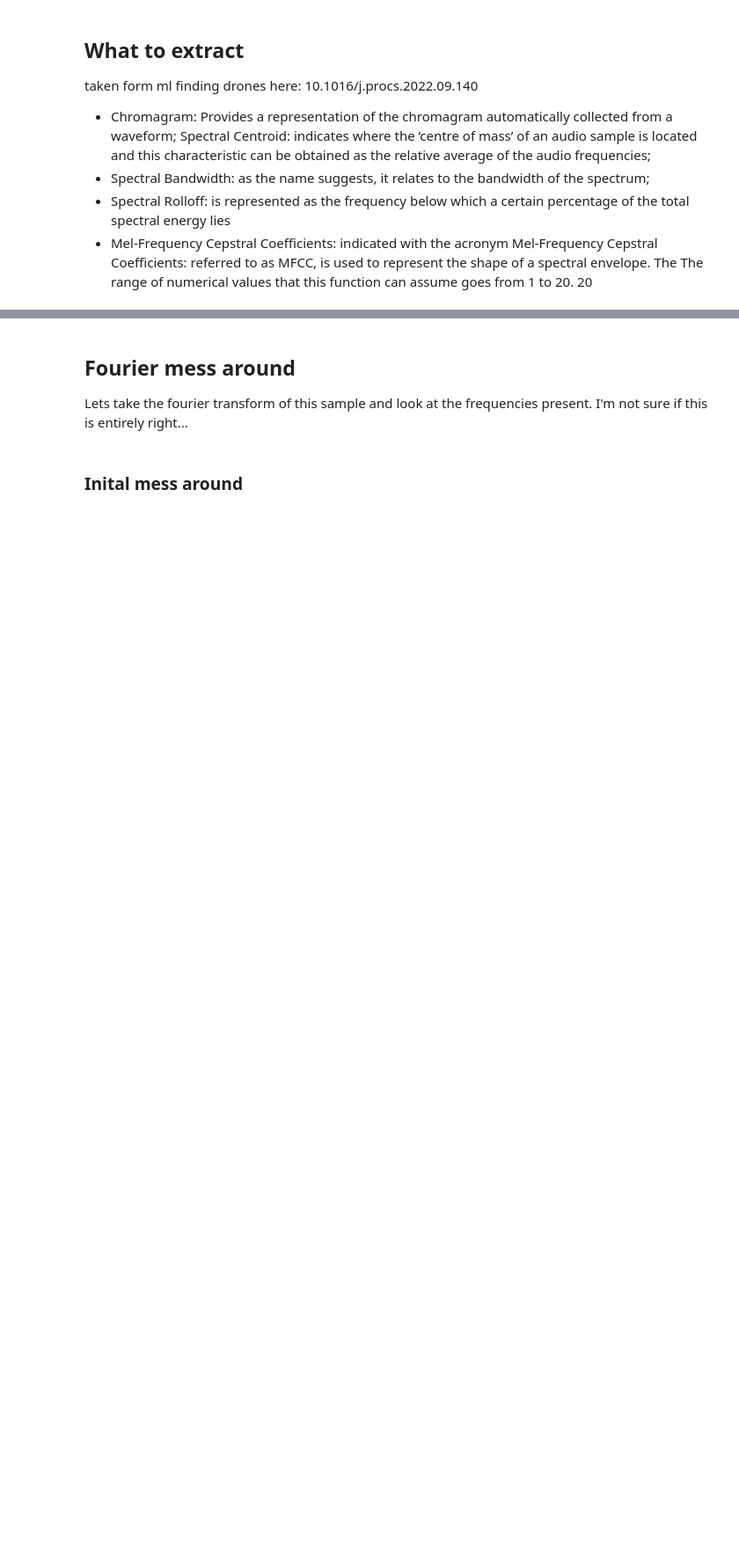
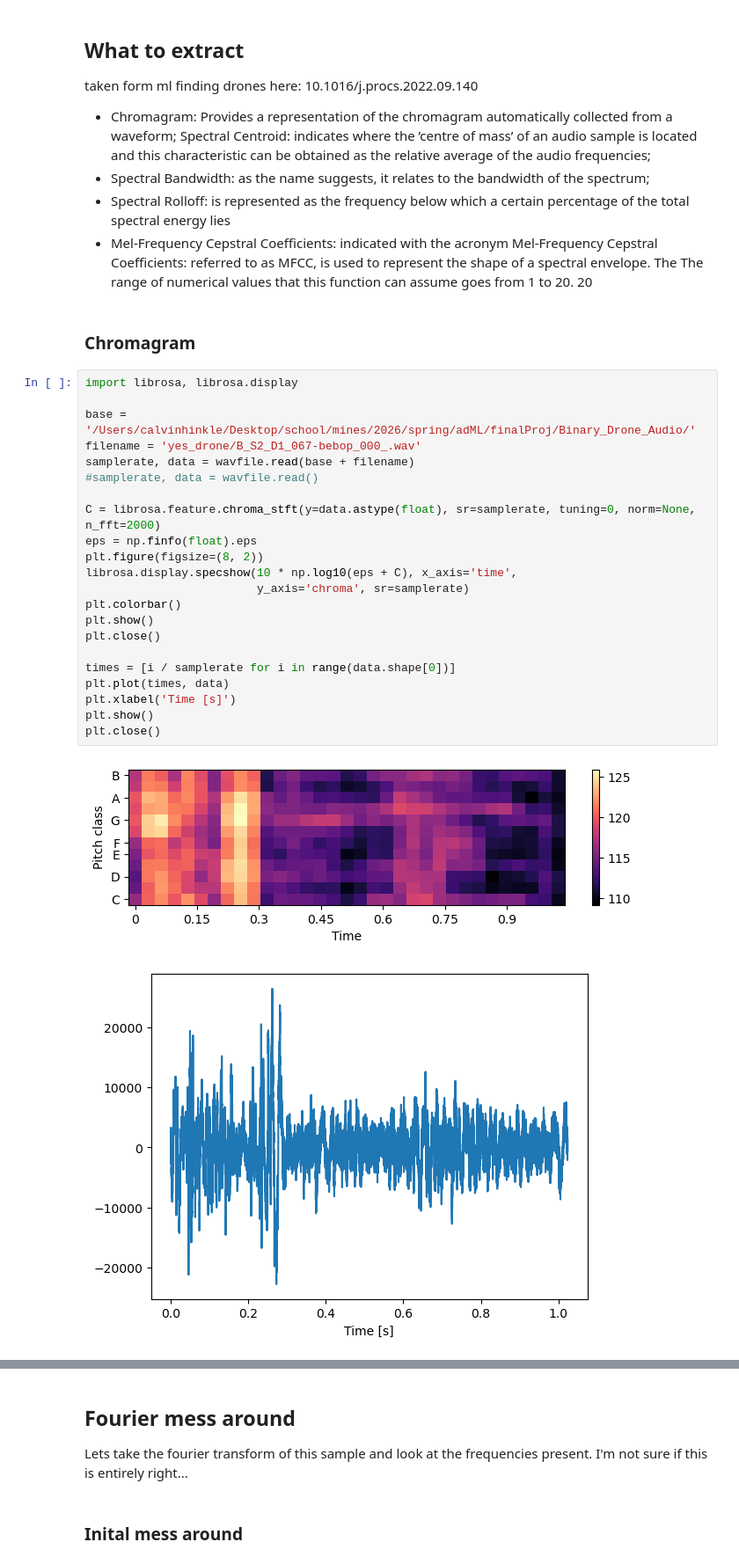
Before and after one commit to mxadams/CSCI575-project, a Jupyter notebook: project.ipynb, the cells around one changed output, grey strips where cells are left out. Shown at 88% size. Saved outputs shown, nothing was run; the diff lists cells and outputs as text; blank space fills up the shorter version.

```diff
--- a/project.ipynb
+++ b/project.ipynb
@@ -225,3 +230,30 @@ taken form ml finding drones here: 10.1016/j.procs.2022.09.140
 * Spectral Bandwidth: as the name suggests, it relates to the bandwidth of the spectrum;
 * Spectral Rolloff: is represented as the frequency below which a certain percentage of the total spectral energy lies
 * Mel-Frequency Cepstral Coefficients: indicated with the acronym Mel-Frequency Cepstral Coefficients: referred to as MFCC, is used to represent the shape of a spectral envelope. The The range of numerical values that this function can assume goes from 1 to 20. 20
+# %% [markdown]
+### Chromagram
+# %%
+import librosa, librosa.display
+
+base = '/Users/calvinhinkle/Desktop/school/mines/2026/spring/adML/finalProj/Binary_Drone_Audio/'
+filename = 'yes_drone/B_S2_D1_067-bebop_000_.wav'
+samplerate, data = wavfile.read(base + filename)
+#samplerate, data = wavfile.read()
+
+C = librosa.feature.chroma_stft(y=data.astype(float), sr=samplerate, tuning=0, norm=None, n_fft=2000)
+eps = np.finfo(float).eps
+plt.figure(figsize=(8, 2))
+librosa.display.specshow(10 * np.log10(eps + C), x_axis='time',
+                         y_axis='chroma', sr=samplerate)
+plt.colorbar()
+plt.show()
+plt.close()
+
+times = [i / samplerate for i in range(data.shape[0])]
+plt.plot(times, data)
+plt.xlabel('Time [s]')
+plt.show()
+plt.close()
+# %% [output]
+[figure, added]
+[figure, added]
```
Also changed, not shown: parts of 83 cells of this notebook.
